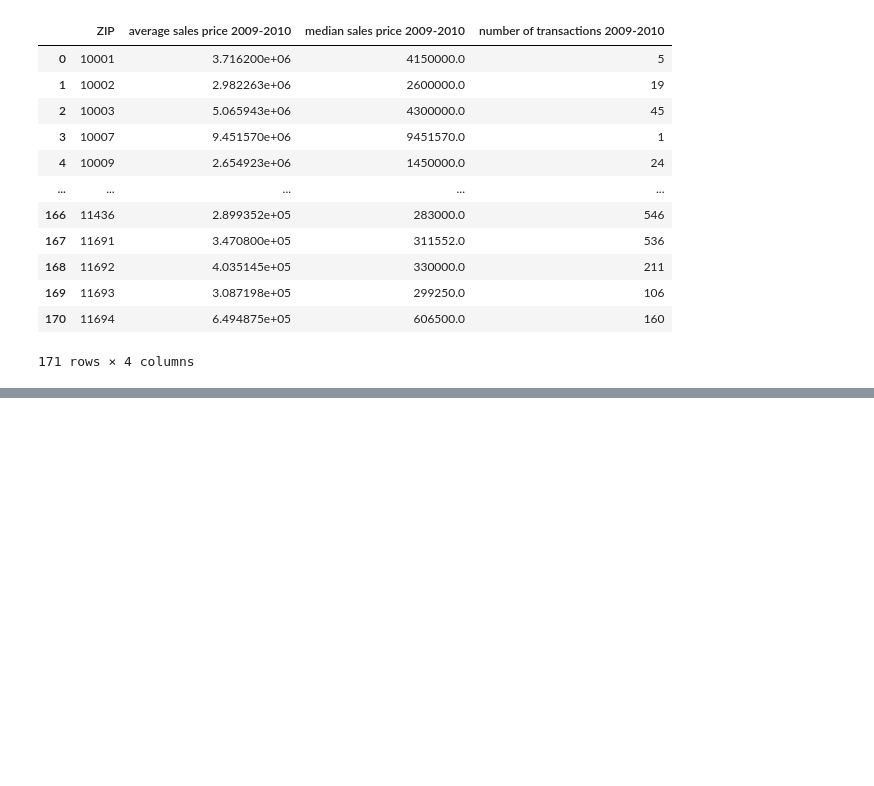
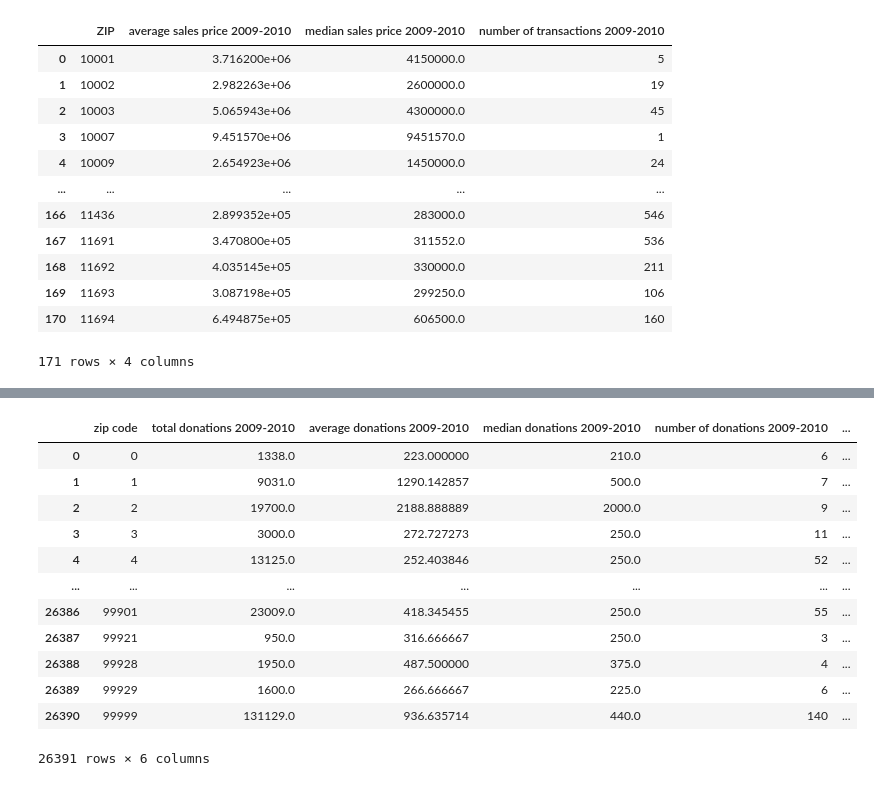
Before and after one commit to nding17/WhiterockAI, a Jupyter notebook: notebooks/sales master summary.ipynb, the cells around one changed output, grey strips where cells are left out. Drawn from its saved outputs; the diff is of its cells as text; code cells hidden in the pictures; blank space fills up the shorter version.

```diff
--- a/notebooks/sales master summary.ipynb
+++ b/notebooks/sales master summary.ipynb
@@ -120,3 +120,8 @@ def gen_sales_summary(df_sales, export_path):
         df_sales_p.to_csv(f'{export_path}/sales_summary_{period}.csv', index=False)
 # %%
 gen_sales_summary(df_sales, '../data/project/sales_summary')
+# %%
+sales_path = '../data/project/sales_summary'
+donations_path = '../data/project/Political_contributions_summary'
+sales_summary = pd.read_csv(f'{sales_path}/sales_summary_p1.csv')
+donations_summary = pd.read_csv(f'{donations_path}/summary_2009-2010.csv')
@@ -122,0 +144,16 @@ gen_sales_summary(df_sales, '../data/project/sales_summary')
+# %%
+donations_summary
+# %% [output]
+|  | zip code | total donations 2009-2010 | average donations 2009-2010 | median donations 2009-2010 | number of donations 2009-2010 | ... |
+| 0 | 0 | 1338.0 | 223.000000 | 210.0 | 6 | ... |
+| 1 | 1 | 9031.0 | 1290.142857 | 500.0 | 7 | ... |
+| 2 | 2 | 19700.0 | 2188.888889 | 2000.0 | 9 | ... |
+| 3 | 3 | 3000.0 | 272.727273 | 250.0 | 11 | ... |
+| 4 | 4 | 13125.0 | 252.403846 | 250.0 | 52 | ... |
+| ... | ... | ... | ... | ... | ... | ... |
+| 26386 | 99901 | 23009.0 | 418.345455 | 250.0 | 55 | ... |
+| 26387 | 99921 | 950.0 | 316.666667 | 250.0 | 3 | ... |
+| 26388 | 99928 | 1950.0 | 487.500000 | 375.0 | 4 | ... |
+| 26389 | 99929 | 1600.0 | 266.666667 | 225.0 | 6 | ... |
+| 26390 | 99999 | 131129.0 | 936.635714 | 440.0 | 140 | ... |
+26391 rows × 6 columns
```
Also changed, not shown: parts of 6 cells of this notebook.
